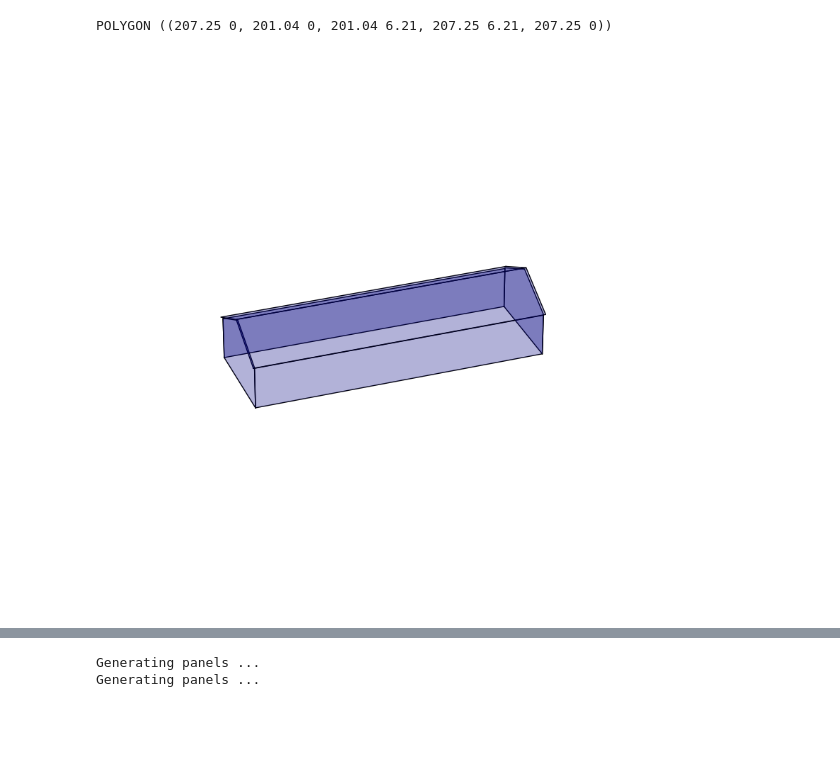
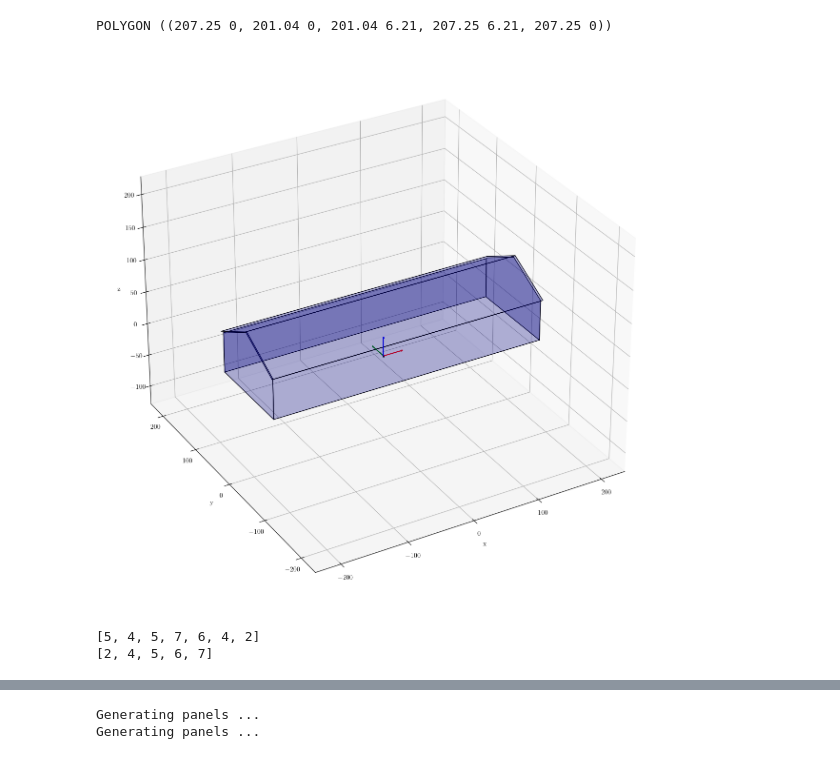
Before and after one commit to Tsinuel/windCalc, a Jupyter notebook: src/notebooks/CandC_load/lab_DevOps.ipynb, the cells around one changed output, grey strips where cells are left out. Cells and saved outputs as stored; diff of their text form; code cells hidden in the pictures; blank space fills up the shorter version.

```diff
--- a/src/notebooks/CandC_load/lab_DevOps.ipynb
+++ b/src/notebooks/CandC_load/lab_DevOps.ipynb
@@ -341,8 +344,17 @@ print(bldg_iso[0].tapTribs.geoms[0])
 # %% [output]
 POLYGON ((207.25 0, 201.04 0, 201.04 6.21, 207.25 6.21, 207.25 0))
 # %%
-bldg_iso.plotBldg_3D(figsize=[10,10],
-                     kwargs_view={'elev': 30, 'azim': 70},
+bldg_iso.plotBldg_3D(figsize=[15,15],
+                     kwargs_view={'elev': 30, 'azim': -120}, showAxis=True, showOrigin=True, axisArrowSize=30, axisVisibility='on',
                      )
 # %% [output]
-[figure, old version]
+[figure, new version]
+# %%
+# print(bldg_iso[1].name)
+# windCAD.panel(parentFace=bldg_iso[0], vertices=np.ndarray([[1.0,1.0], [1.0,2.0],]))
+xx = [5,4,5,7,6,4,2]
+print(xx)
+print(list(set(xx)))
+# %% [output]
+[5, 4, 5, 7, 6, 4, 2]
+[2, 4, 5, 6, 7]
```
Also changed, not shown: parts of 5 cells of this notebook, 2 other files.
